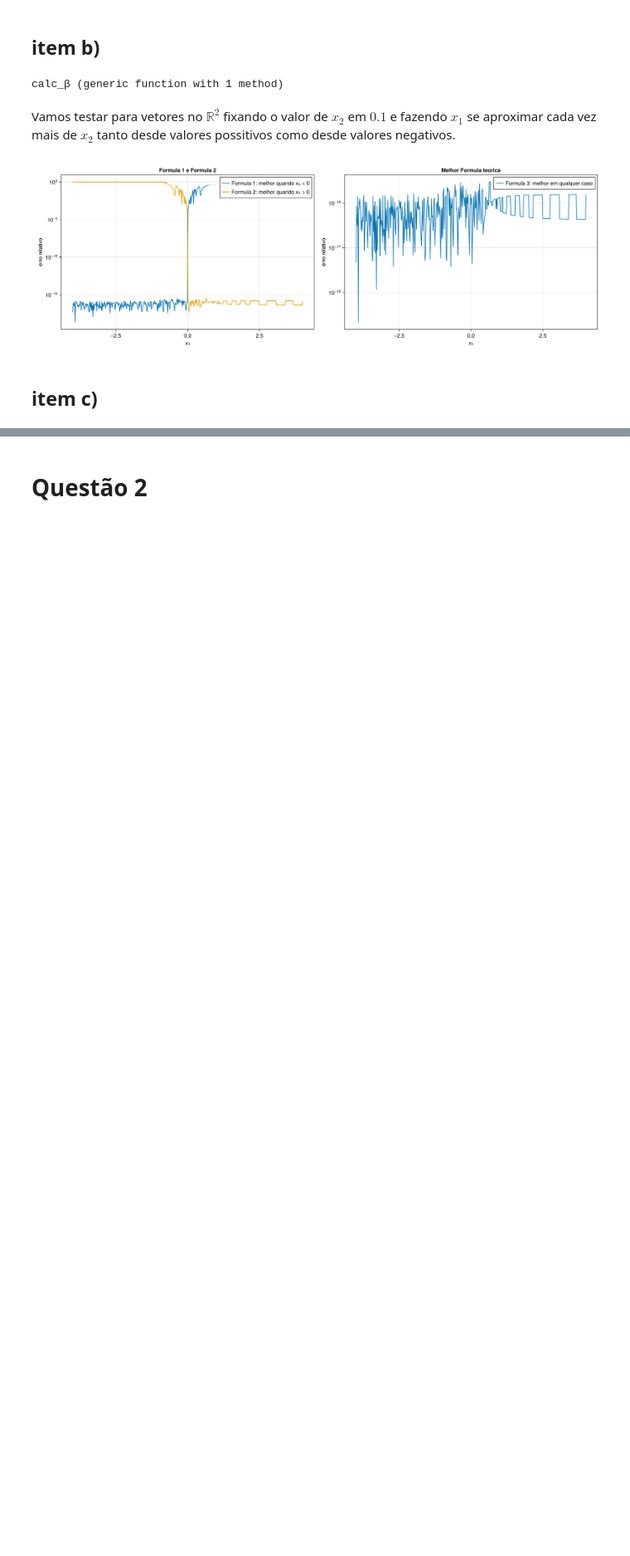
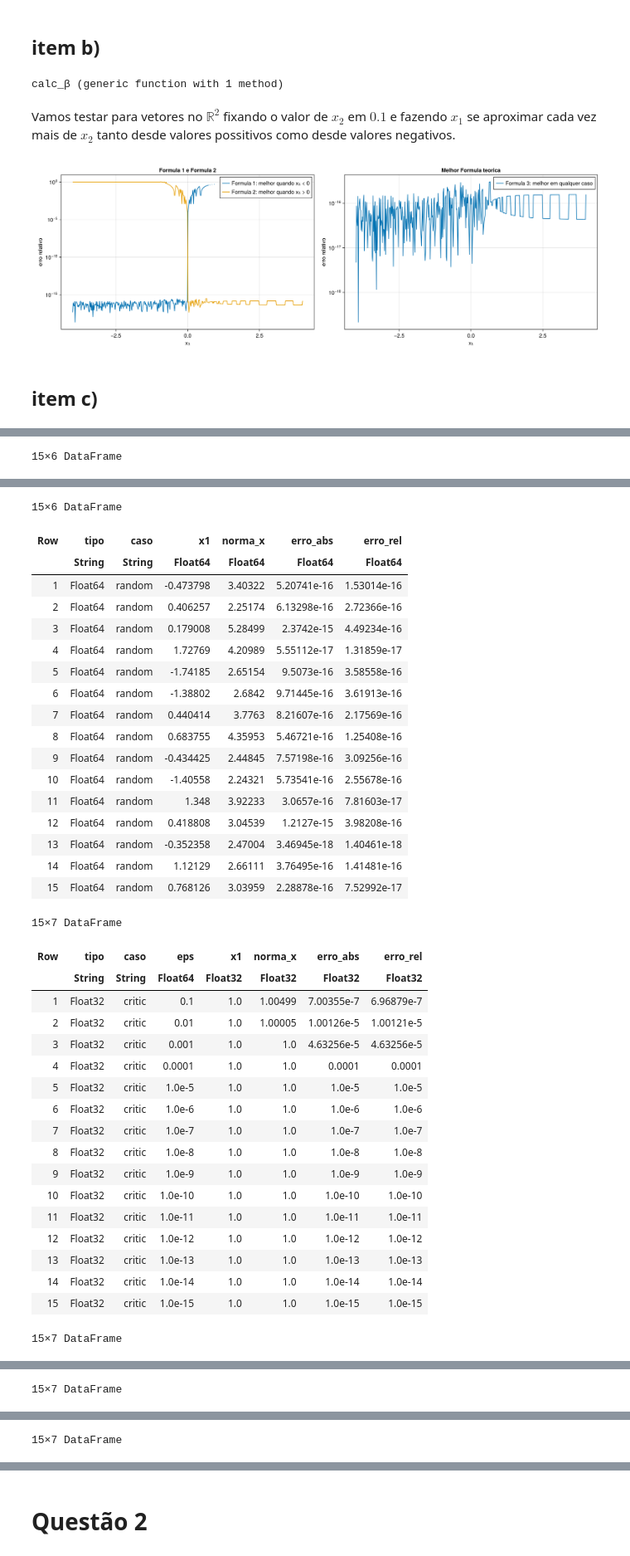
Before and after one commit to jhe-sua/projeto4-aln, a Jupyter notebook: projeto4.ipynb, the cells around one changed output, grey strips where cells are left out. Shown at 83% size. Drawn from its saved outputs; the diff is of its cells as text; code cells hidden in the pictures; blank space fills up the shorter version.

```diff
--- a/projeto4.ipynb
+++ b/projeto4.ipynb
@@ -91,0 +75,11 @@ reflector (generic function with 1 method)
+# %%
+function reflector(x)
+    norm_x = norm(x)
+
+    v = copy(x)
+    v[1] -= norm_x
+
+    β = calc_β(x)
+
+    return v, β
+end
@@ -91,0 +342,11 @@ reflector (generic function with 1 method)
+# %%
+display(select(table_random32, [:tipo, :caso, :x1, :norma_x, :erro_abs, :erro_rel]))
+display(select(table_random64, [:tipo, :caso, :x1, :norma_x, :erro_abs, :erro_rel]))
+
+display(select(table_critic32, [:tipo, :caso, :eps, :x1, :norma_x, :erro_abs, :erro_rel]))
+display(select(table_critic64, [:tipo, :caso, :eps, :x1, :norma_x, :erro_abs, :erro_rel]))
+
+display(select(table_simcritic32, [:tipo, :caso, :eps, :x1, :norma_x, :erro_abs, :erro_rel]))
+display(select(table_simcritic64, [:tipo, :caso, :eps, :x1, :norma_x, :erro_abs, :erro_rel]))
+# %% [output]
+15×6 DataFrame
@@ -91,0 +370,37 @@ reflector (generic function with 1 method)
+15×6 DataFrame
+| Row | tipo | caso | x1 | norma_x | erro_abs | erro_rel |
+|  | String | String | Float64 | Float64 | Float64 | Float64 |
+| 1 | Float64 | random | -0.473798 | 3.40322 | 5.20741e-16 | 1.53014e-16 |
+| 2 | Float64 | random | 0.406257 | 2.25174 | 6.13298e-16 | 2.72366e-16 |
+| 3 | Float64 | random | 0.179008 | 5.28499 | 2.3742e-15 | 4.49234e-16 |
+| 4 | Float64 | random | 1.72769 | 4.20989 | 5.55112e-17 | 1.31859e-17 |
+| 5 | Float64 | random | -1.74185 | 2.65154 | 9.5073e-16 | 3.58558e-16 |
+| 6 | Float64 | random | -1.38802 | 2.6842 | 9.71445e-16 | 3.61913e-16 |
+| 7 | Float64 | random | 0.440414 | 3.7763 | 8.21607e-16 | 2.17569e-16 |
+| 8 | Float64 | random | 0.683755 | 4.35953 | 5.46721e-16 | 1.25408e-16 |
+| 9 | Float64 | random | -0.434425 | 2.44845 | 7.57198e-16 | 3.09256e-16 |
+| 10 | Float64 | random | -1.40558 | 2.24321 | 5.73541e-16 | 2.55678e-16 |
+| 11 | Float64 | random | 1.348 | 3.92233 | 3.0657e-16 | 7.81603e-17 |
+| 12 | Float64 | random | 0.418808 | 3.04539 | 1.2127e-15 | 3.98208e-16 |
+| 13 | Float64 | random | -0.352358 | 2.47004 | 3.46945e-18 | 1.40461e-18 |
+| 14 | Float64 | random | 1.12129 | 2.66111 | 3.76495e-16 | 1.41481e-16 |
+| 15 | Float64 | random | 0.768126 | 3.03959 | 2.28878e-16 | 7.52992e-17 |
+15×7 DataFrame
+| Row | tipo | caso | eps | x1 | norma_x | erro_abs | erro_rel |
+|  | String | String | Float64 | Float32 | Float32 | Float32 | Float32 |
+| 1 | Float32 | critic | 0.1 | 1.0 | 1.00499 | 7.00355e-7 | 6.96879e-7 |
+| 2 | Float32 | critic | 0.01 | 1.0 | 1.00005 | 1.00126e-5 | 1.00121e-5 |
+| 3 | Float32 | critic | 0.001 | 1.0 | 1.0 | 4.63256e-5 | 4.63256e-5 |
+| 4 | Float32 | critic | 0.0001 | 1.0 | 1.0 | 0.0001 | 0.0001 |
+| 5 | Float32 | critic | 1.0e-5 | 1.0 | 1.0 | 1.0e-5 | 1.0e-5 |
+| 6 | Float32 | critic | 1.0e-6 | 1.0 | 1.0 | 1.0e-6 | 1.0e-6 |
+| 7 | Float32 | critic | 1.0e-7 | 1.0 | 1.0 | 1.0e-7 | 1.0e-7 |
+| 8 | Float32 | critic | 1.0e-8 | 1.0 | 1.0 | 1.0e-8 | 1.0e-8 |
+| 9 | Float32 | critic | 1.0e-9 | 1.0 | 1.0 | 1.0e-9 | 1.0e-9 |
+| 10 | Float32 | critic | 1.0e-10 | 1.0 | 1.0 | 1.0e-10 | 1.0e-10 |
+| 11 | Float32 | critic | 1.0e-11 | 1.0 | 1.0 | 1.0e-11 | 1.0e-11 |
+| 12 | Float32 | critic | 1.0e-12 | 1.0 | 1.0 | 1.0e-12 | 1.0e-12 |
+| 13 | Float32 | critic | 1.0e-13 | 1.0 | 1.0 | 1.0e-13 | 1.0e-13 |
+| 14 | Float32 | critic | 1.0e-14 | 1.0 | 1.0 | 1.0e-14 | 1.0e-14 |
+| 15 | Float32 | critic | 1.0e-15 | 1.0 | 1.0 | 1.0e-15 | 1.0e-15 |
+15×7 DataFrame
@@ -91,0 +424 @@ reflector (generic function with 1 method)
+15×7 DataFrame
@@ -91,0 +442 @@ reflector (generic function with 1 method)
+15×7 DataFrame
```
Also changed, not shown: parts of 29 cells of this notebook.
